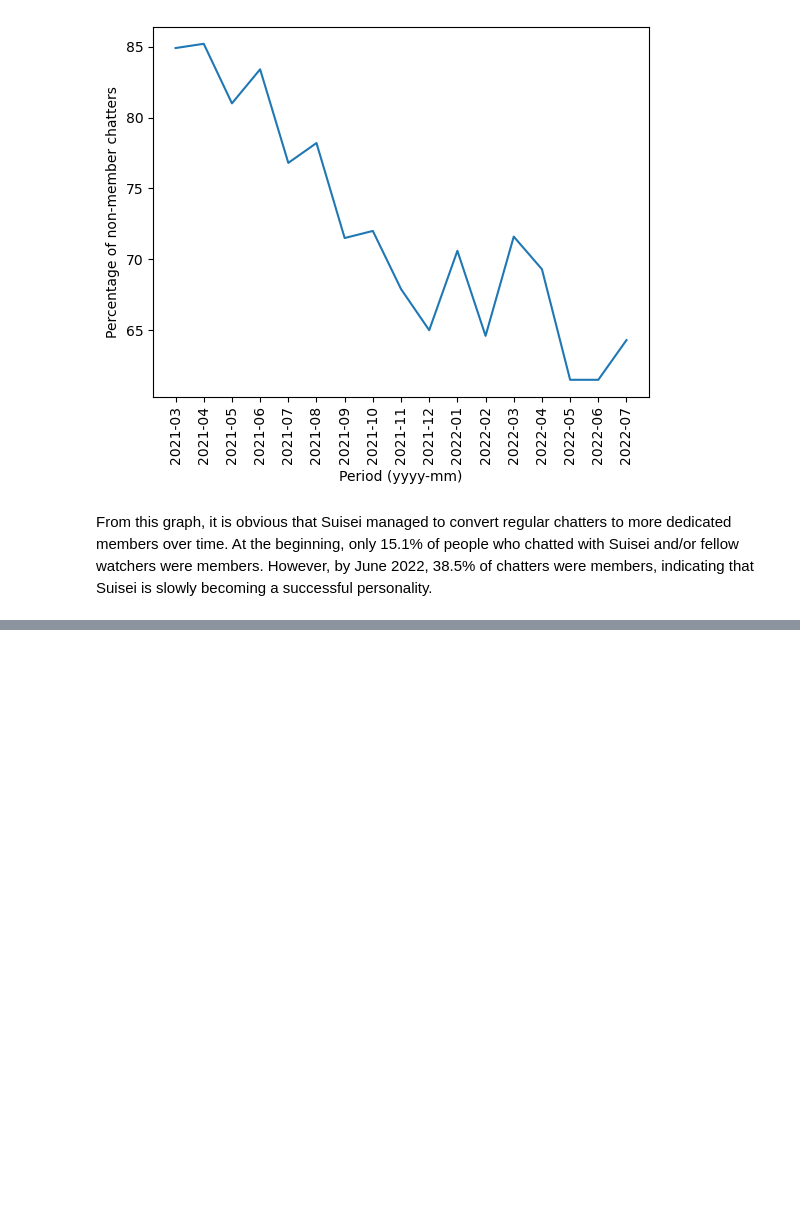
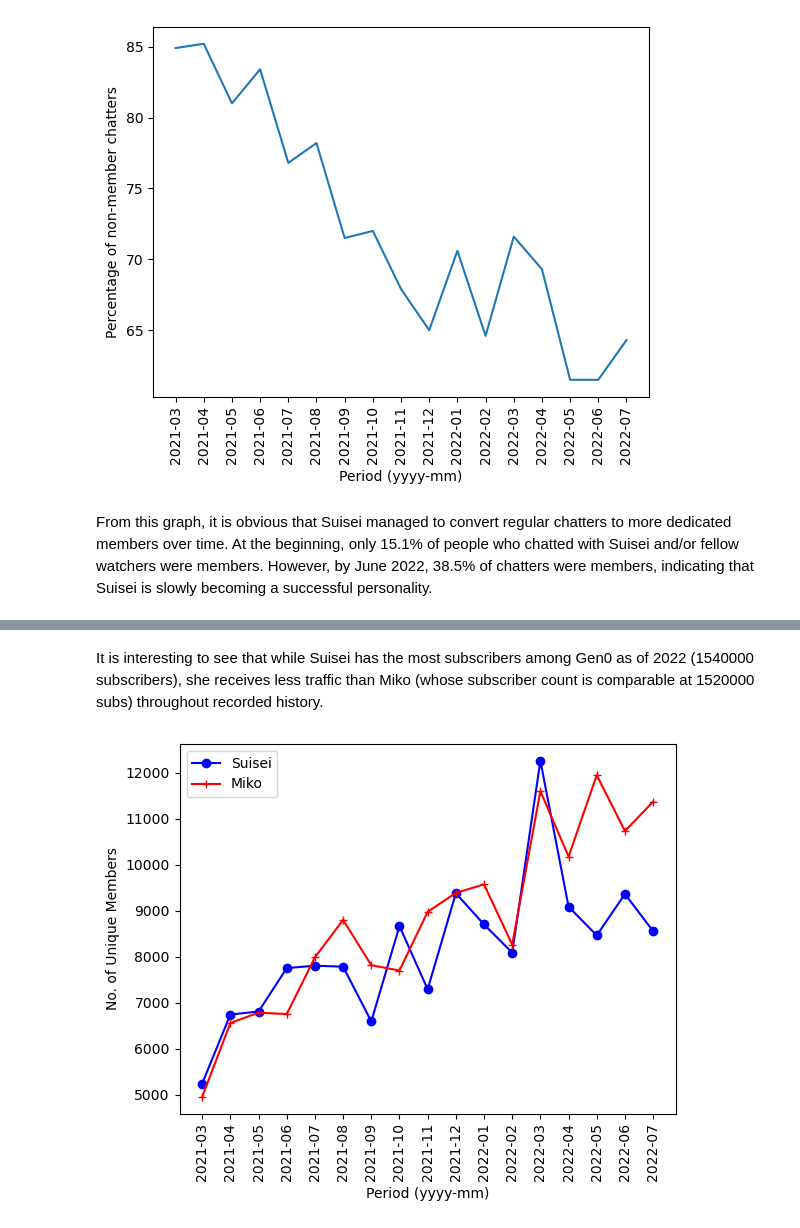
Before and after one commit to falconpunch082/industry-application, a Jupyter notebook: VTuber Statistics - Entertainment/vtuber-stats.ipynb, the cells around one changed output, grey strips where cells are left out. Cells and saved outputs as stored; diff of their text form; code cells hidden in the pictures; blank space fills up the shorter version.

```diff
--- a/VTuber Statistics - Entertainment/vtuber-stats.ipynb
+++ b/VTuber Statistics - Entertainment/vtuber-stats.ipynb
@@ -373,0 +448,13 @@ From this graph, it is obvious that Suisei managed to convert regular chatters t
+# %% [markdown]
+It is interesting to see that while Suisei has the most subscribers among Gen0 as of 2022 (1540000 subscribers), she receives less traffic than Miko (whose subscriber count is comparable at 1520000 subs) throughout recorded history.
+# %%
+# Plotting number of members over period, comparing Suisei with Miko
+suisei_2 = plt.plot(suisei_chats["period"], suisei_chats["uniqueMembers"], color="blue", marker="o", label="Suisei")
+miko_2 = plt.plot(miko_chats["period"], miko_chats["uniqueMembers"], color="red", marker="+", label="Miko")
+plt.xlabel("Period (yyyy-mm)")
+plt.xticks(rotation=90)
+plt.ylabel("No. of Unique Members")
+plt.legend()
+plt.show()
+# %% [output]
+[figure, added]
```
Also changed, not shown: parts of 22 cells of this notebook.
